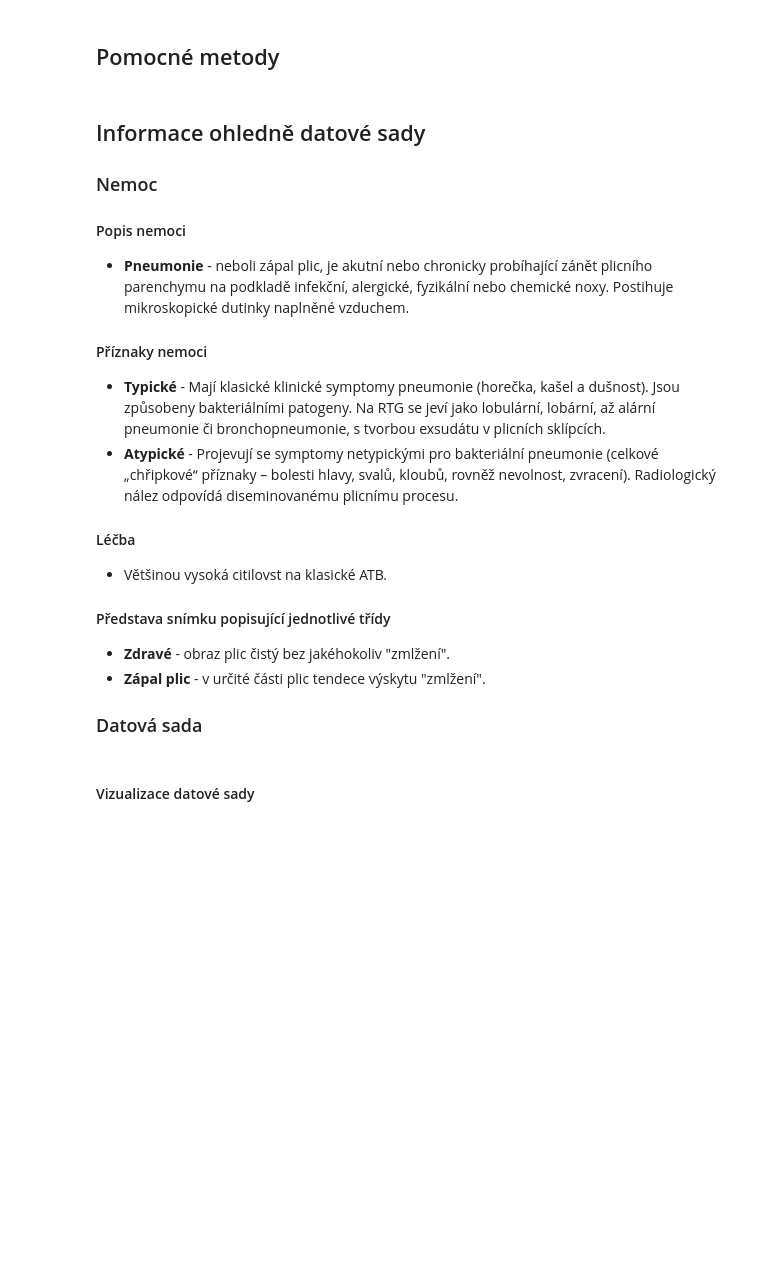
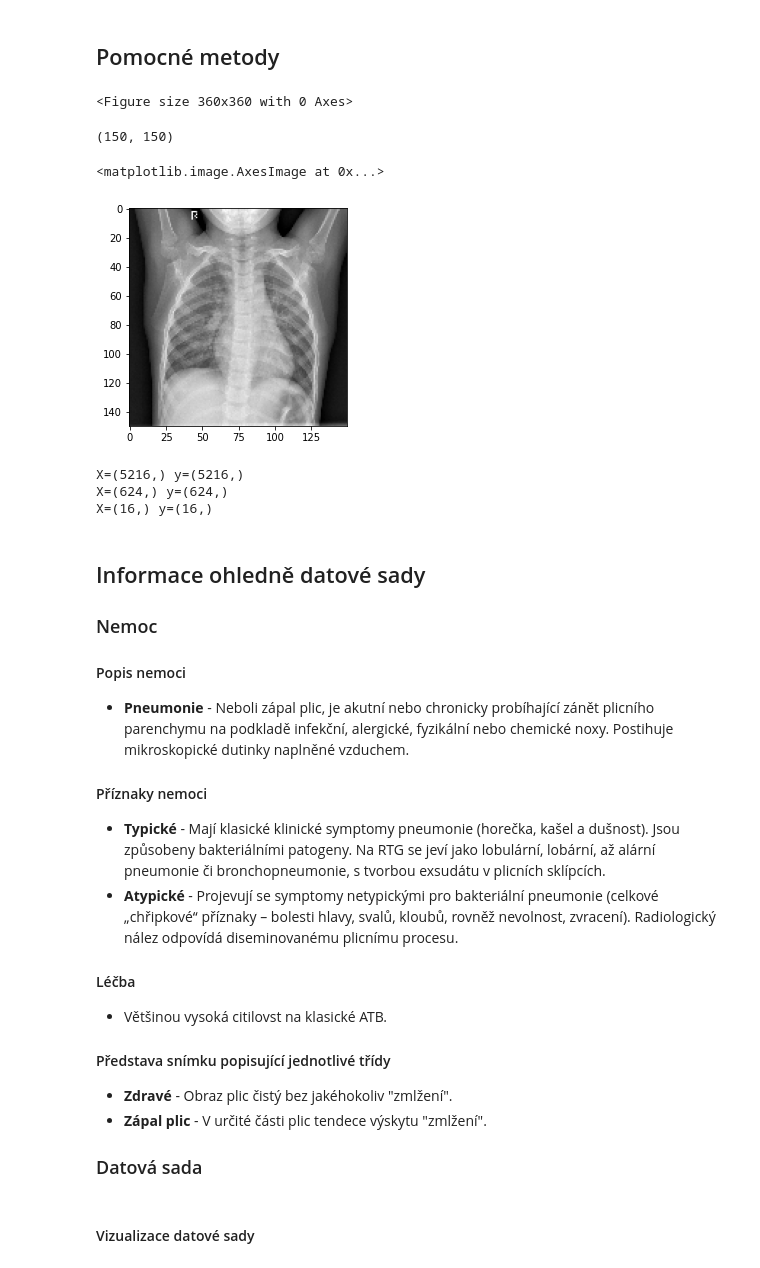
Before and after one commit to pro0255/MAD-IV-CNN, a Jupyter notebook: cnn.ipynb, the cells around one changed output. Drawn from its saved outputs; the diff is of its cells as text; code cells hidden in the pictures; blank space fills up the shorter version.

```diff
--- a/cnn.ipynb
+++ b/cnn.ipynb
@@ -44,0 +122,5 @@ Deadline is 3. 4. 2022
+# %%
+def separate_to_Xy(data):
+    X = data[:, 0]
+    y = data[:, 1]
+    return X, y
@@ -45,3 +140,33 @@ Deadline is 3. 4. 2022
+# %%
+train_data_raw = load_data(TRAIN_DIR)
+test_data_raw = load_data(TEST_DIR)
+valid_data_raw = load_data(VALID_DIR)
+# %%
+X_train_raw, y_train_raw = separate_to_Xy(train_data_raw)
+X_test_raw, y_test_raw = separate_to_Xy(test_data_raw)
+X_valid_raw, y_valid_raw = separate_to_Xy(valid_data_raw)
+# %%
+plt.figure(figsize = (5,5))
+test = X_train_raw[0]
+# %% [output]
+<Figure size 360x360 with 0 Axes>
+# %%
+test.shape
+# %% [output]
+(150, 150)
+# %%
+plt.imshow(test, cmap='gray')
+# %% [output]
+<matplotlib.image.AxesImage at 0x...>
+[figure, added]
+# %%
+size_inspection(X_train_raw, y_train_raw)
+size_inspection(X_test_raw, y_test_raw)
+size_inspection(X_valid_raw, y_valid_raw)
+# %% [output]
+X=(5216,) y=(5216,)
+X=(624,) y=(624,)
+X=(16,) y=(16,)
 # %% [markdown]
 ## Informace ohledně datové sady
 
@@ -49,7 +174,7 @@ Deadline is 3. 4. 2022
 
 #### Popis nemoci
 
-- **Pneumonie** - neboli zápal plic, je akutní nebo chronicky probíhající zánět plicního parenchymu na podkladě infekční, alergické, fyzikální nebo chemické noxy. Postihuje mikroskopické dutinky naplněné vzduchem.
+- **Pneumonie** - Neboli zápal plic, je akutní nebo chronicky probíhající zánět plicního parenchymu na podkladě infekční, alergické, fyzikální nebo chemické noxy. Postihuje mikroskopické dutinky naplněné vzduchem.
 
 
 #### Příznaky nemoci
@@ -64,8 +189,8 @@ Deadline is 3. 4. 2022
 
 #### Představa snímku popisující jednotlivé třídy
 
-- **Zdravé** - obraz plic čistý bez jakéhokoliv "zmlžení".
-- **Zápal plic** - v určité části plic tendece výskytu "zmlžení".
+- **Zdravé** - Obraz plic čistý bez jakéhokoliv "zmlžení".
+- **Zápal plic** - V určité části plic tendece výskytu "zmlžení".
 
 ### Datová sada
 # %% [markdown]
```
Also changed, not shown: parts of 38 cells of this notebook.
